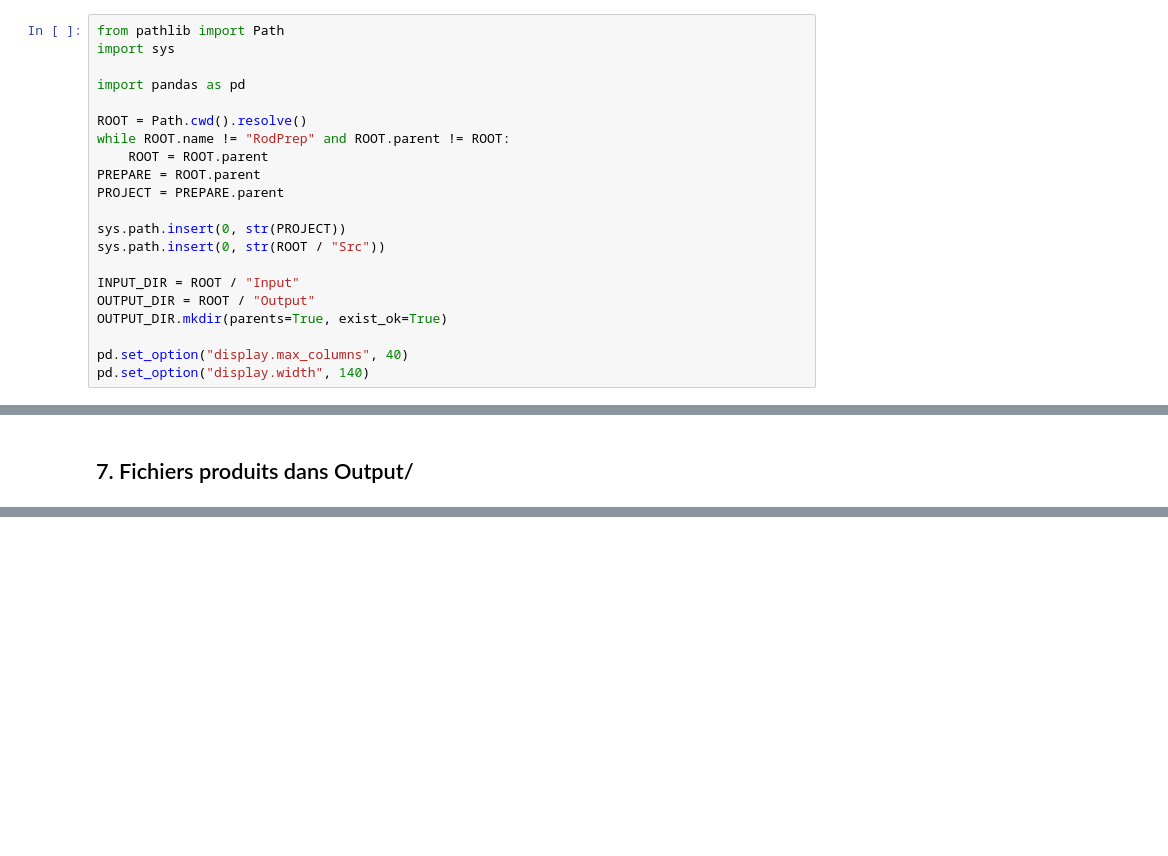
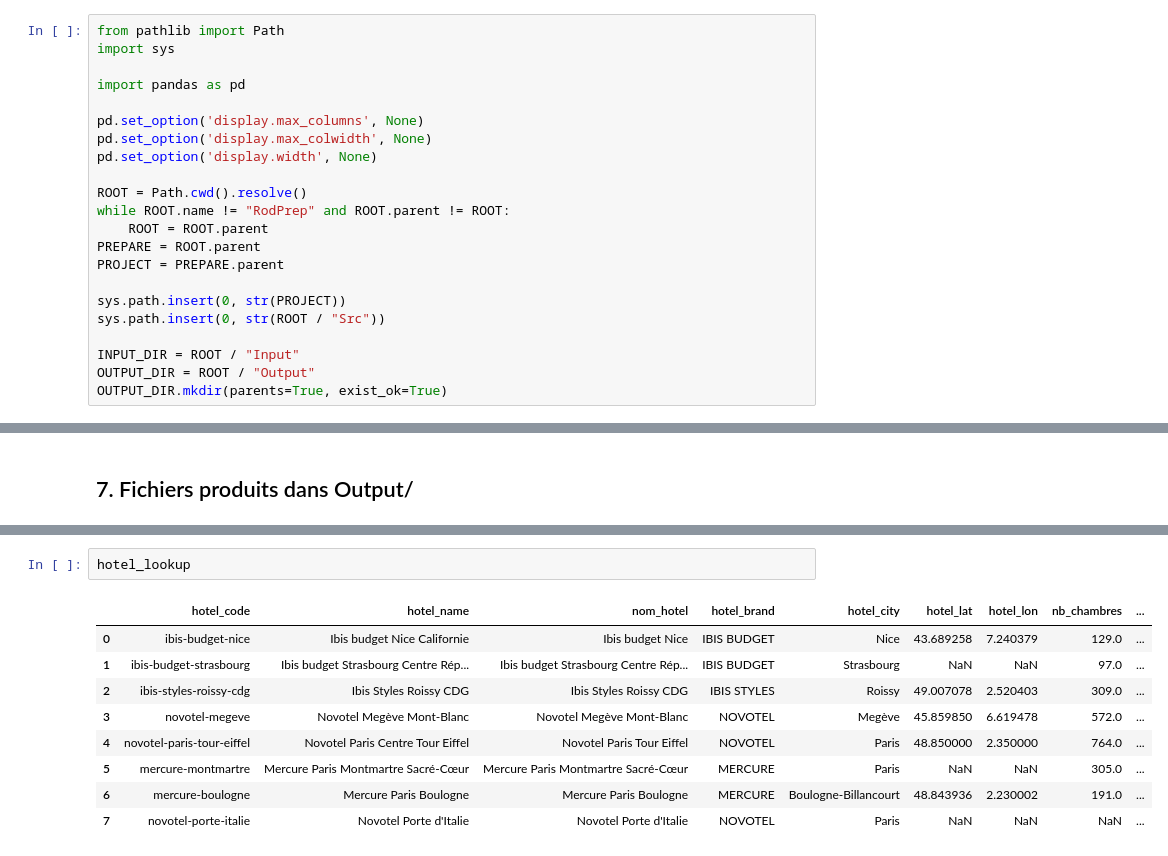
Before and after one commit to klaghmari-github/hotels, a Jupyter notebook: prepare/RodPrep/Explore/explore.ipynb, the cells around one changed output, grey strips where cells are left out. Saved outputs shown, nothing was run; the diff lists cells and outputs as text; blank space fills up the shorter version.

```diff
--- a/prepare/RodPrep/Explore/explore.ipynb
+++ b/prepare/RodPrep/Explore/explore.ipynb
@@ -9,6 +9,10 @@ from pathlib import Path
 import sys
 
 import pandas as pd
+
+pd.set_option('display.max_columns', None)
+pd.set_option('display.max_colwidth', None)
+pd.set_option('display.width', None)
 
 ROOT = Path.cwd().resolve()
 while ROOT.name != "RodPrep" and ROOT.parent != ROOT:
@@ -22,9 +26,6 @@ sys.path.insert(0, str(ROOT / "Src"))
 INPUT_DIR = ROOT / "Input"
 OUTPUT_DIR = ROOT / "Output"
 OUTPUT_DIR.mkdir(parents=True, exist_ok=True)
-
-pd.set_option("display.max_columns", 40)
-pd.set_option("display.width", 140)
 # %% [markdown]
 ## 1. Entrée — récap Excel et registre identité
 # %%
@@ -87,0 +157,12 @@ for path in sorted(OUTPUT_DIR.glob("*")):
+# %%
+hotel_lookup
+# %% [output]
+|  | hotel_code | hotel_name | nom_hotel | hotel_brand | hotel_city | hotel_lat | hotel_lon | nb_chambres | ... |
+| 0 | ibis-budget-nice | Ibis budget Nice Californie | Ibis budget Nice | IBIS BUDGET | Nice | 43.689258 | 7.240379 | 129.0 | ... |
+| 1 | ibis-budget-strasbourg | Ibis budget Strasbourg Centre Rép... | Ibis budget Strasbourg Centre Rép... | IBIS BUDGET | Strasbourg | NaN | NaN | 97.0 | ... |
+| 2 | ibis-styles-roissy-cdg | Ibis Styles Roissy CDG | Ibis Styles Roissy CDG | IBIS STYLES | Roissy | 49.007078 | 2.520403 | 309.0 | ... |
+| 3 | novotel-megeve | Novotel Megève Mont-Blanc | Novotel Megève Mont-Blanc | NOVOTEL | Megève | 45.859850 | 6.619478 | 572.0 | ... |
+| 4 | novotel-paris-tour-eiffel | Novotel Paris Centre Tour Eiffel | Novotel Paris Tour Eiffel | NOVOTEL | Paris | 48.850000 | 2.350000 | 764.0 | ... |
+| 5 | mercure-montmartre | Mercure Paris Montmartre Sacré-Cœur | Mercure Paris Montmartre Sacré-Cœur | MERCURE | Paris | NaN | NaN | 305.0 | ... |
+| 6 | mercure-boulogne | Mercure Paris Boulogne | Mercure Paris Boulogne | MERCURE | Boulogne-Billancourt | 48.843936 | 2.230002 | 191.0 | ... |
+| 7 | novotel-porte-italie | Novotel Porte d'Italie | Novotel Porte d'Italie | NOVOTEL | Paris | NaN | NaN | NaN | ... |
```
Also changed, not shown: parts of 7 cells of this notebook, 28 other files.
